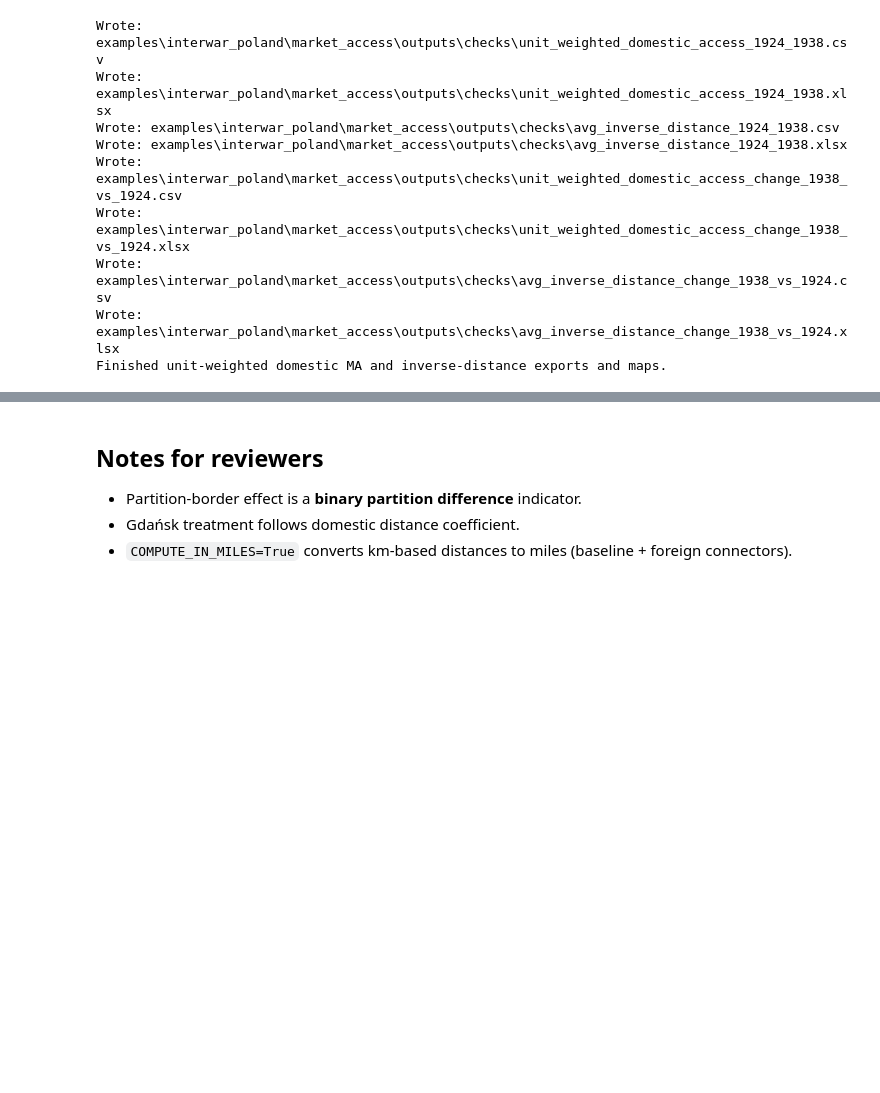
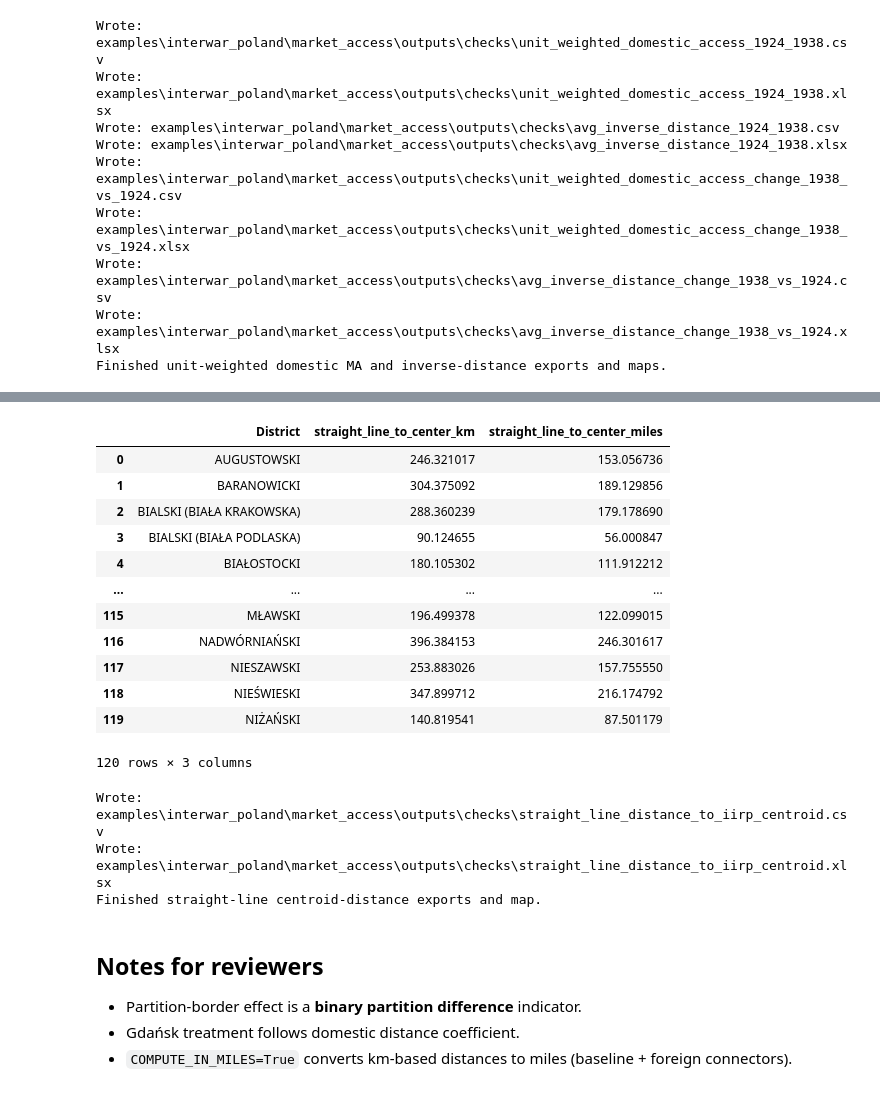
Before and after one commit to jjkiljanski/border_harmonization_toolkit, a Jupyter notebook: examples/interwar_poland/market_access/market_access_interwar_poland.ipynb, the cells around one changed output, grey strips where cells are left out. Saved outputs shown, nothing was run; the diff lists cells and outputs as text; code cells hidden in the pictures; blank space fills up the shorter version.

```diff
--- a/examples/interwar_poland/market_access/market_access_interwar_poland.ipynb
+++ b/examples/interwar_poland/market_access/market_access_interwar_poland.ipynb
@@ -1388,3 +1474,69 @@ Finished unit-weighted domestic MA and inverse-distance exports and maps.
+# %%
+import geopandas as gpd
+
+district_centroids_3035 = districts_gdf[["District", "geometry"]].to_crs(epsg=3035).copy()
+district_centroids_3035["district_centroid"] = district_centroids_3035.geometry.centroid
+
+center_point_3035 = gpd.GeoSeries(
+    gpd.points_from_xy([CENTER_POINT_LON], [CENTER_POINT_LAT]),
+    crs="EPSG:4326",
+).to_crs(epsg=3035).iloc[0]
+
+district_centroid_straight_line = district_centroids_3035[["District"]].copy()
+district_centroid_straight_line["straight_line_to_center_km"] = (
+    district_centroids_3035["district_centroid"].distance(center_point_3035) / 1000.0
+)
+district_centroid_straight_line["straight_line_to_center_miles"] = (
+    district_centroid_straight_line["straight_line_to_center_km"] * KM_TO_MILES
+)
+
+display(district_centroid_straight_line.sort_values("District").head(120))
+
+straight_line_out_dir = OUT_DIR / "checks"
+straight_line_out_dir.mkdir(parents=True, exist_ok=True)
+
+straight_line_csv = straight_line_out_dir / "straight_line_distance_to_iirp_centroid.csv"
+district_centroid_straight_line.to_csv(straight_line_csv, index=False)
+print("Wrote:", straight_line_csv)
+
+straight_line_xlsx = straight_line_out_dir / "straight_line_distance_to_iirp_centroid.xlsx"
+try:
+    district_centroid_straight_line.to_excel(straight_line_xlsx, index=False)
+    print("Wrote:", straight_line_xlsx)
+except Exception as exc:
+    print(f"Could not write xlsx: {exc}")
+
+straight_line_map = district_centroid_straight_line[["District", "straight_line_to_center_km"]].copy()
+straight_line_map["scenario"] = "straight_line"
+straight_line_map["year"] = 1934
+save_annual_maps(
+    straight_line_map[["scenario", "year", "District", "straight_line_to_center_km"]],
+    "straight_line",
+    "straight_line_to_center_km",
+    "viridis",
+    PLOTS_DIR / "iirp_centroid_distance",
+    adm_history_plotter,
+    ADM_STATE_DATE,
+    d_city_mapping,
+)
+print("Finished straight-line centroid-distance exports and map.")
+# %% [output]
+|  | District | straight_line_to_center_km | straight_line_to_center_miles |
+| 0 | AUGUSTOWSKI | 246.321017 | 153.056736 |
+| 1 | BARANOWICKI | 304.375092 | 189.129856 |
+| 2 | BIALSKI (BIAŁA KRAKOWSKA) | 288.360239 | 179.178690 |
+| 3 | BIALSKI (BIAŁA PODLASKA) | 90.124655 | 56.000847 |
+| 4 | BIAŁOSTOCKI | 180.105302 | 111.912212 |
+| ... | ... | ... | ... |
+| 115 | MŁAWSKI | 196.499378 | 122.099015 |
+| 116 | NADWÓRNIAŃSKI | 396.384153 | 246.301617 |
+| 117 | NIESZAWSKI | 253.883026 | 157.755550 |
+| 118 | NIEŚWIESKI | 347.899712 | 216.174792 |
+| 119 | NIŻAŃSKI | 140.819541 | 87.501179 |
+120 rows × 3 columns
+Wrote: examples\interwar_poland\market_access\outputs\checks\straight_line_distance_to_iirp_centroid.csv
+Wrote: examples\interwar_poland\market_access\outputs\checks\straight_line_distance_to_iirp_centroid.xlsx
+Finished straight-line centroid-distance exports and map.
 # %% [markdown]
 ## Notes for reviewers
 
```
Also changed, not shown: parts of 4 cells of this notebook, 10 other files.
